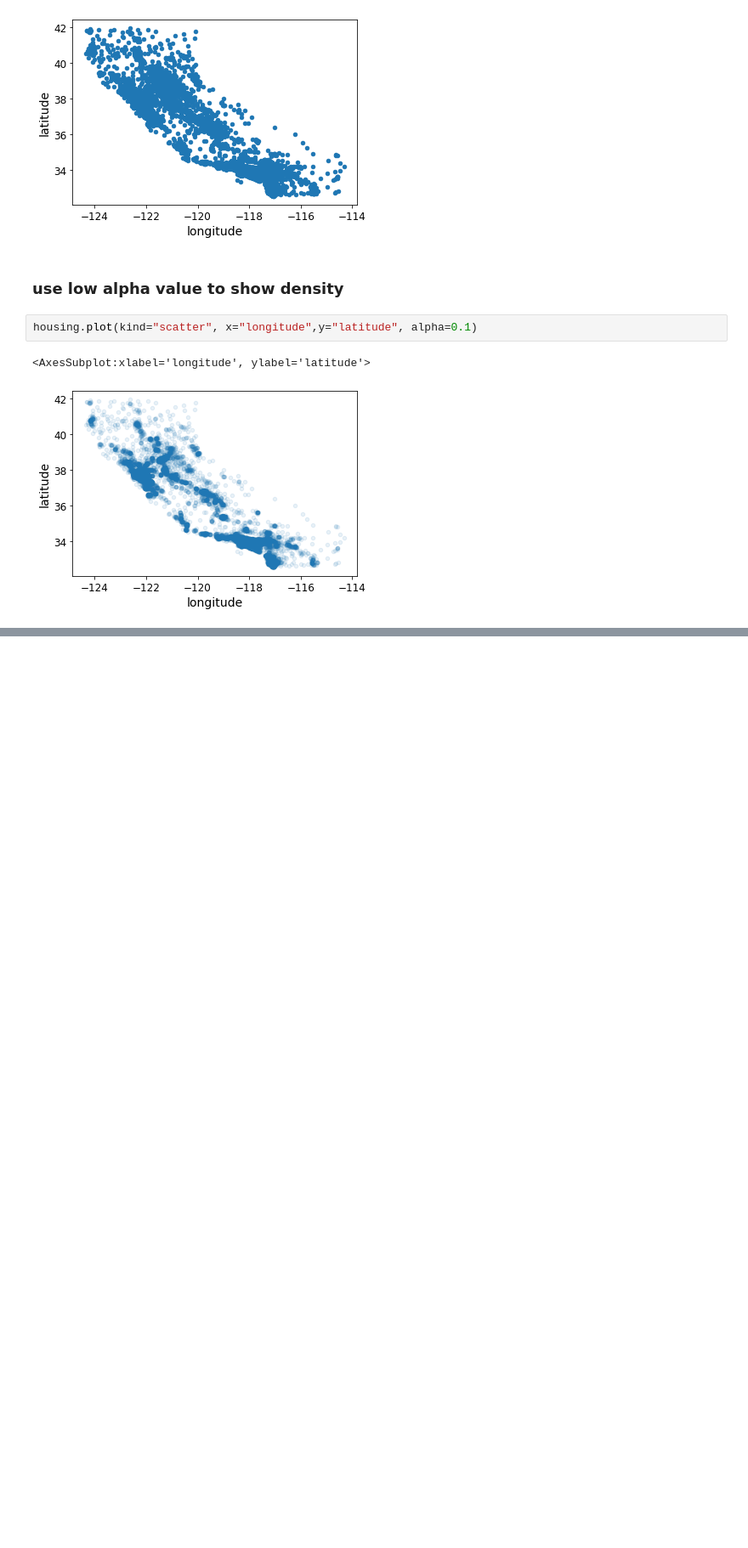
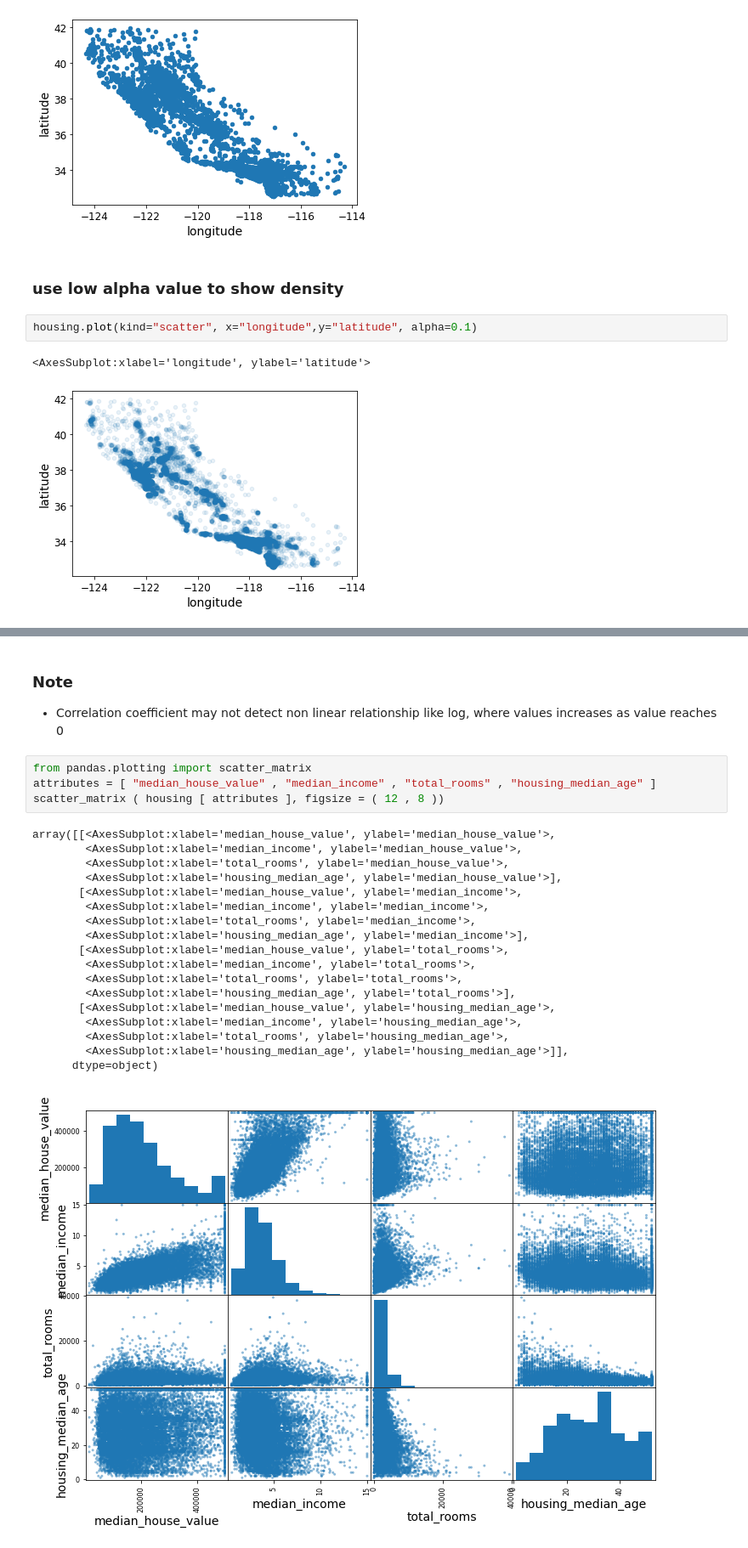
Before and after one commit to pacificlion/handson-ml22, a Jupyter notebook: A02_end_to_end_machine_learning_project.ipynb, the cells around one changed output, grey strips where cells are left out. Shown at 85% size. Saved outputs shown, nothing was run; the diff lists cells and outputs as text; blank space fills up the shorter version.

Commit message:
Added imputer & correlation on chapter 2

```diff
--- a/A02_end_to_end_machine_learning_project.ipynb
+++ b/A02_end_to_end_machine_learning_project.ipynb
@@ -207,0 +231,26 @@ housing.plot(kind="scatter", x="longitude",y="latitude", alpha=0.1)
+# %% [markdown]
+### Note
+- Correlation coefficient may not detect non linear relationship like log, where values increases as value reaches 0
+# %%
+from pandas.plotting import scatter_matrix
+attributes = [ "median_house_value" , "median_income" , "total_rooms" , "housing_median_age" ]
+scatter_matrix ( housing [ attributes ], figsize = ( 12 , 8 ))
+# %% [output]
+array([[<AxesSubplot:xlabel='median_house_value', ylabel='median_house_value'>,
+        <AxesSubplot:xlabel='median_income', ylabel='median_house_value'>,
+        <AxesSubplot:xlabel='total_rooms', ylabel='median_house_value'>,
+        <AxesSubplot:xlabel='housing_median_age', ylabel='median_house_value'>],
+       [<AxesSubplot:xlabel='median_house_value', ylabel='median_income'>,
+        <AxesSubplot:xlabel='median_income', ylabel='median_income'>,
+        <AxesSubplot:xlabel='total_rooms', ylabel='median_income'>,
+        <AxesSubplot:xlabel='housing_median_age', ylabel='median_income'>],
+       [<AxesSubplot:xlabel='median_house_value', ylabel='total_rooms'>,
+        <AxesSubplot:xlabel='median_income', ylabel='total_rooms'>,
+        <AxesSubplot:xlabel='total_rooms', ylabel='total_rooms'>,
+        <AxesSubplot:xlabel='housing_median_age', ylabel='total_rooms'>],
+       [<AxesSubplot:xlabel='median_house_value', ylabel='housing_median_age'>,
+        <AxesSubplot:xlabel='median_income', ylabel='housing_median_age'>,
+        <AxesSubplot:xlabel='total_rooms', ylabel='housing_median_age'>,
+        <AxesSubplot:xlabel='housing_median_age', ylabel='housing_median_age'>]],
+      dtype=object)
+[figure, added]
```
Also changed, not shown: parts of 23 cells of this notebook.
